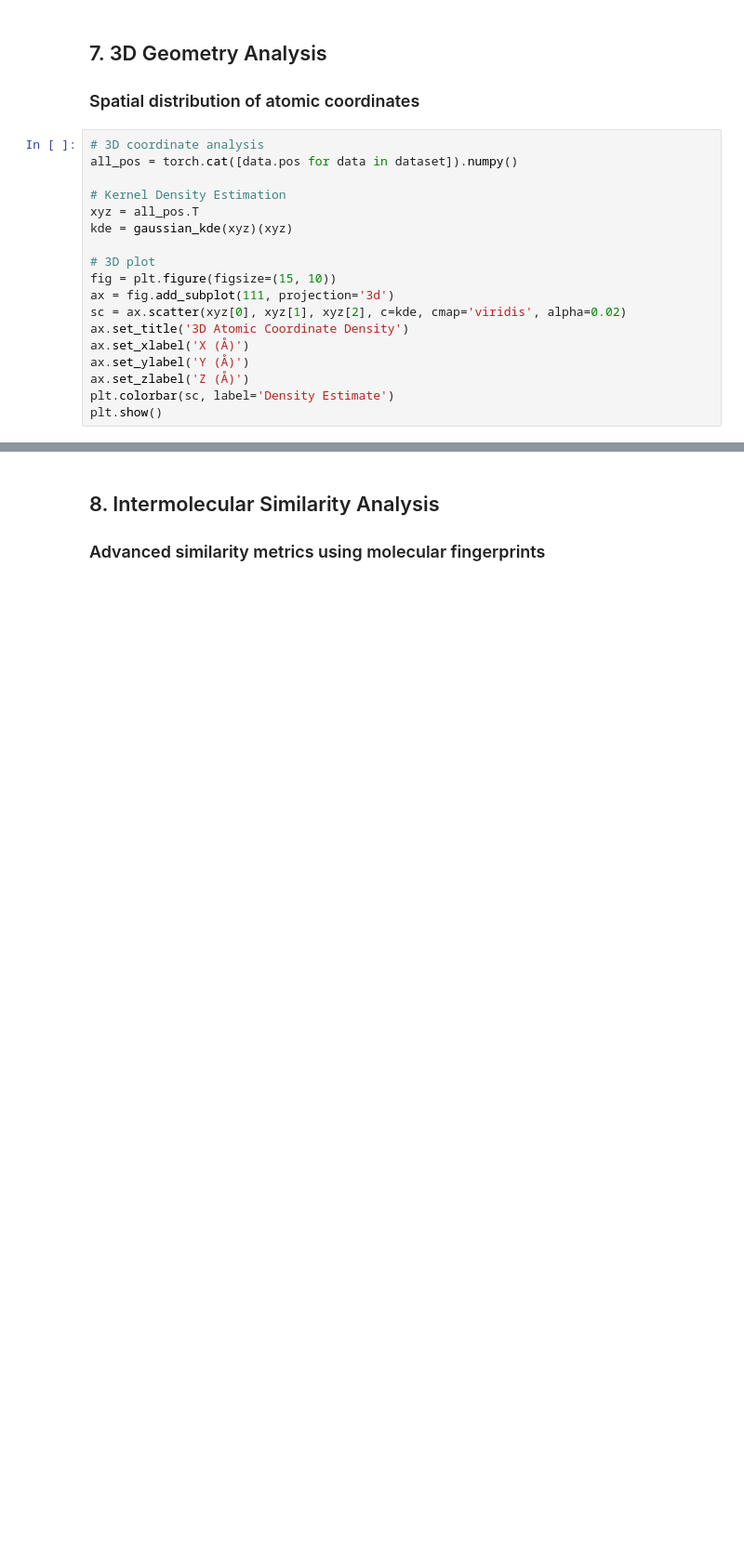
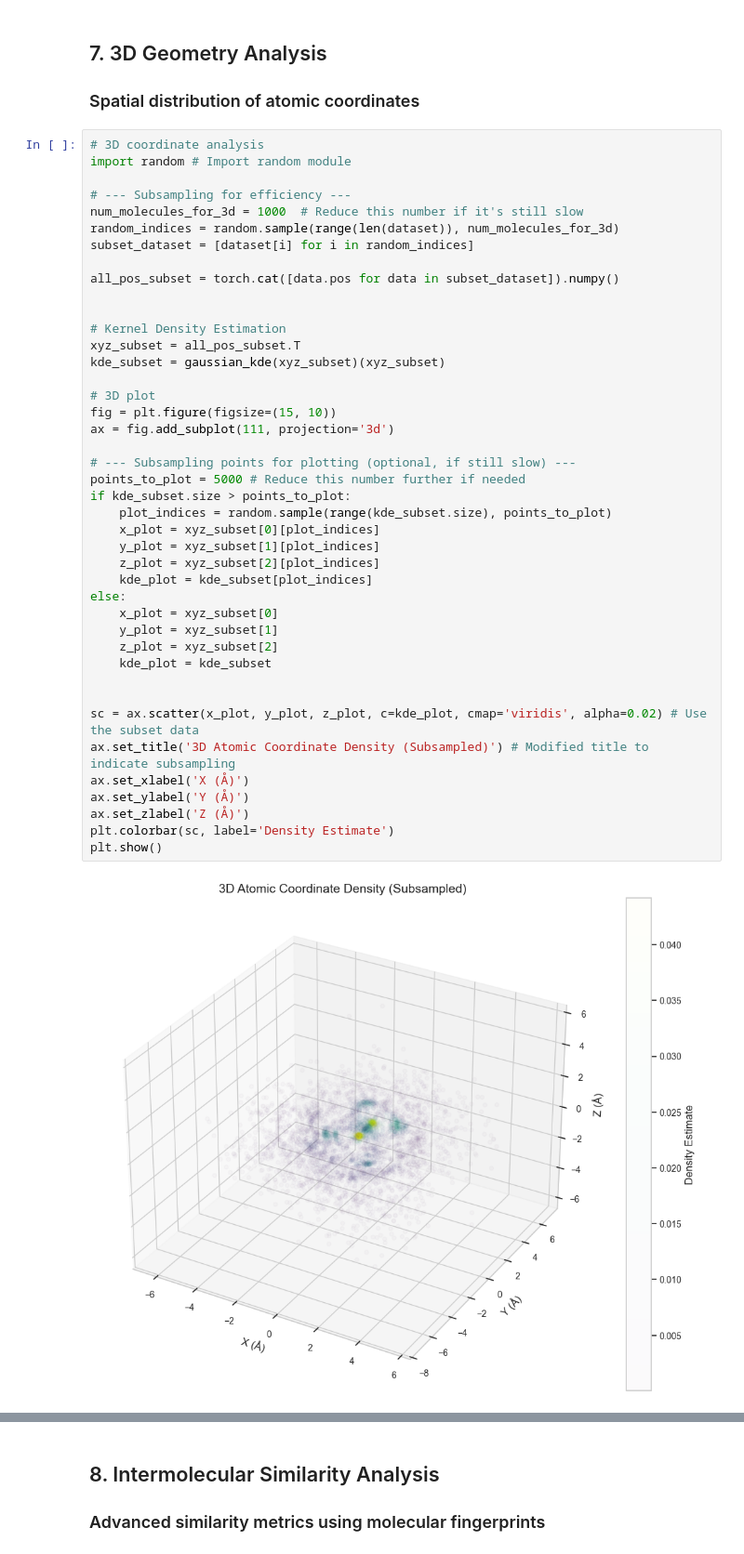
Before and after one commit to AyoubFrihaoui/Graph-Neural-Networks-GNNs---Molecular-Property-Prediction, a Jupyter notebook: dataset_EDA.ipynb, the cells around one changed output, grey strips where cells are left out. Shown at 93% size. Saved outputs shown, nothing was run; the diff lists cells and outputs as text; blank space fills up the shorter version.

```diff
--- a/dataset_EDA.ipynb
+++ b/dataset_EDA.ipynb
@@ -651,19 +651,45 @@ Passing `palette` without assigning `hue` is deprecated and will be removed in v
 ### Spatial distribution of atomic coordinates
 # %%
 # 3D coordinate analysis
-all_pos = torch.cat([data.pos for data in dataset]).numpy()
+import random # Import random module
+
+# --- Subsampling for efficiency ---
+num_molecules_for_3d = 1000  # Reduce this number if it's still slow
+random_indices = random.sample(range(len(dataset)), num_molecules_for_3d)
+subset_dataset = [dataset[i] for i in random_indices]
+
+all_pos_subset = torch.cat([data.pos for data in subset_dataset]).numpy()
+
 
 # Kernel Density Estimation
-xyz = all_pos.T
-kde = gaussian_kde(xyz)(xyz)
+xyz_subset = all_pos_subset.T
+kde_subset = gaussian_kde(xyz_subset)(xyz_subset)
 
 # 3D plot
 fig = plt.figure(figsize=(15, 10))
 ax = fig.add_subplot(111, projection='3d')
-sc = ax.scatter(xyz[0], xyz[1], xyz[2], c=kde, cmap='viridis', alpha=0.02)
-ax.set_title('3D Atomic Coordinate Density')
+
+# --- Subsampling points for plotting (optional, if still slow) ---
+points_to_plot = 5000 # Reduce this number further if needed
+if kde_subset.size > points_to_plot:
+    plot_indices = random.sample(range(kde_subset.size), points_to_plot)
+    x_plot = xyz_subset[0][plot_indices]
+    y_plot = xyz_subset[1][plot_indices]
+    z_plot = xyz_subset[2][plot_indices]
+    kde_plot = kde_subset[plot_indices]
+else:
+    x_plot = xyz_subset[0]
+    y_plot = xyz_subset[1]
+    z_plot = xyz_subset[2]
+    kde_plot = kde_subset
+
+
+sc = ax.scatter(x_plot, y_plot, z_plot, c=kde_plot, cmap='viridis', alpha=0.02) # Use the subset data
+ax.set_title('3D Atomic Coordinate Density (Subsampled)') # Modified title to indicate subsampling
 ax.set_xlabel('X (Å)')
 ax.set_ylabel('Y (Å)')
 ax.set_zlabel('Z (Å)')
 plt.colorbar(sc, label='Density Estimate')
 plt.show()
+# %% [output]
+[figure, added]
```
Also changed, not shown: parts of 1 cell of this notebook, 5 other files.
